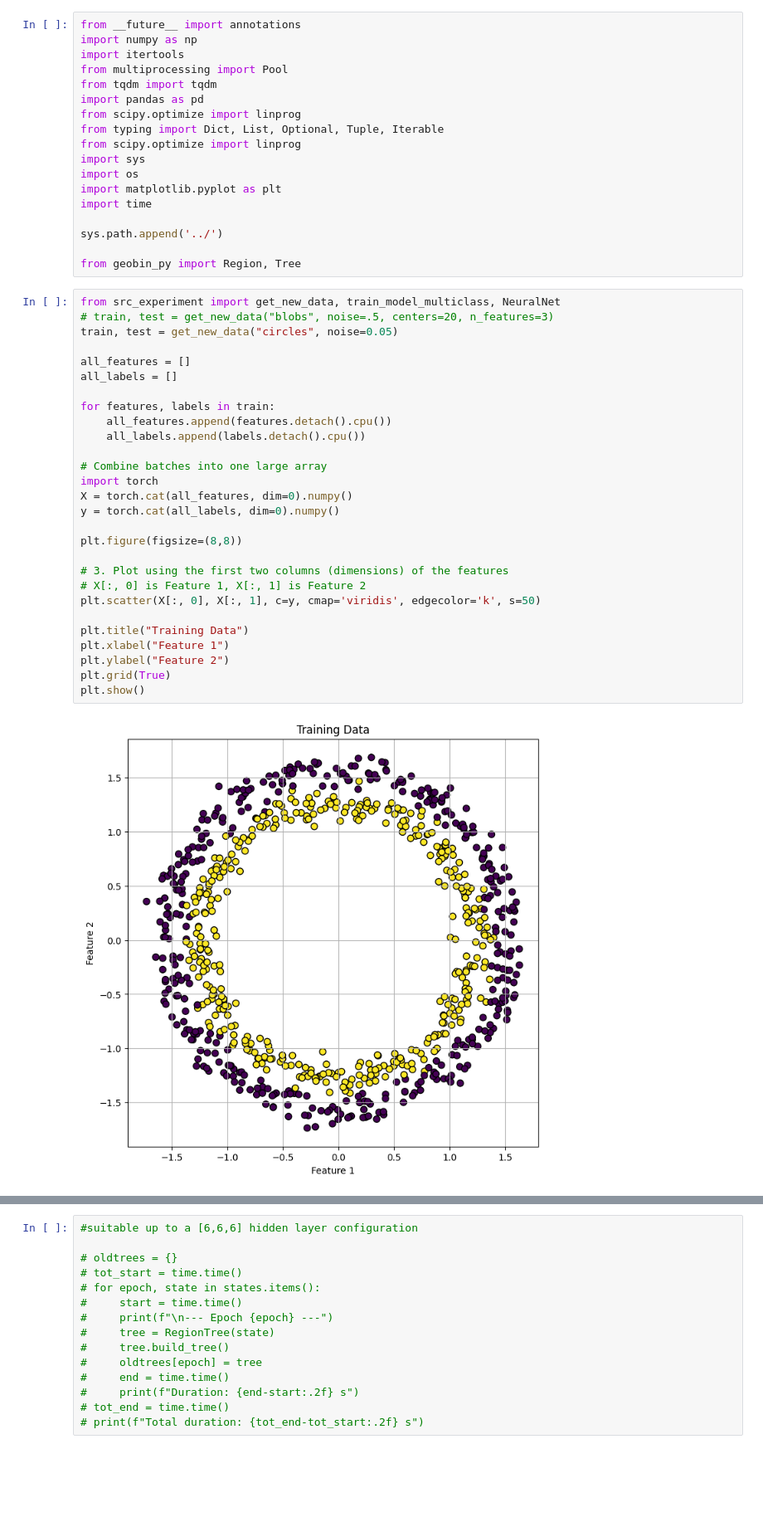
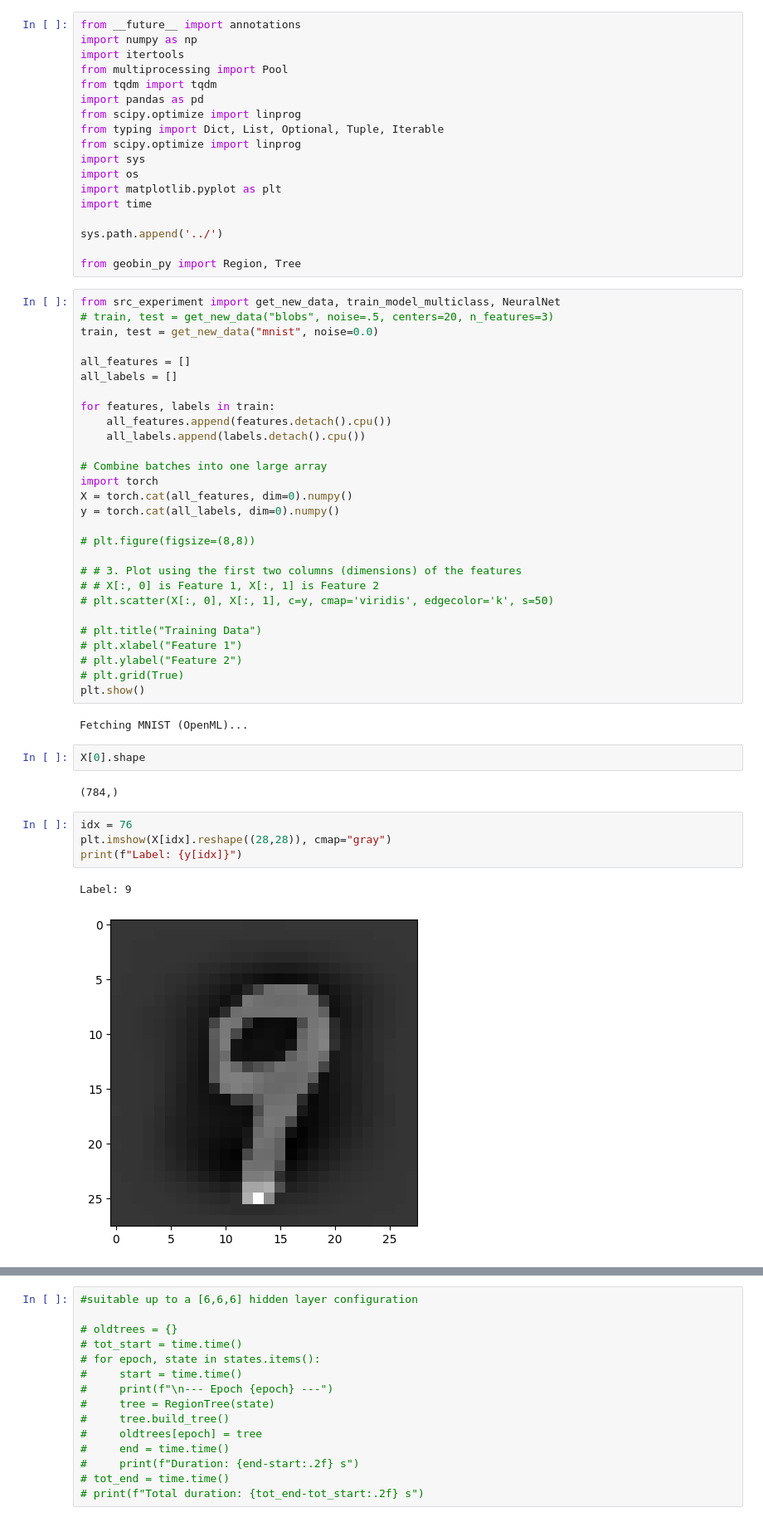
Before and after one commit to Johanmkr/WP1-Polyhedra, a Jupyter notebook: notebooks/optimize_new_tree.ipynb, the cells around one changed output, grey strips where cells are left out. Shown at 83% size. Cells and saved outputs as stored; diff of their text form; blank space fills up the shorter version.

```diff
--- a/notebooks/optimize_new_tree.ipynb
+++ b/notebooks/optimize_new_tree.ipynb
@@ -19,7 +19,7 @@ from geobin_py import Region, Tree
 # %%
 from src_experiment import get_new_data, train_model_multiclass, NeuralNet
 # train, test = get_new_data("blobs", noise=.5, centers=20, n_features=3)
-train, test = get_new_data("circles", noise=0.05)
+train, test = get_new_data("mnist", noise=0.0)
 
 all_features = []
 all_labels = []
@@ -33,19 +33,30 @@ import torch
 X = torch.cat(all_features, dim=0).numpy()
 y = torch.cat(all_labels, dim=0).numpy()
 
-plt.figure(figsize=(8,8))
+# plt.figure(figsize=(8,8))
 
-# 3. Plot using the first two columns (dimensions) of the features
-# X[:, 0] is Feature 1, X[:, 1] is Feature 2
-plt.scatter(X[:, 0], X[:, 1], c=y, cmap='viridis', edgecolor='k', s=50)
+# # 3. Plot using the first two columns (dimensions) of the features
+# # X[:, 0] is Feature 1, X[:, 1] is Feature 2
+# plt.scatter(X[:, 0], X[:, 1], c=y, cmap='viridis', edgecolor='k', s=50)
 
-plt.title("Training Data")
-plt.xlabel("Feature 1")
-plt.ylabel("Feature 2")
-plt.grid(True)
+# plt.title("Training Data")
+# plt.xlabel("Feature 1")
+# plt.ylabel("Feature 2")
+# plt.grid(True)
 plt.show()
 # %% [output]
-[figure, removed]
+Fetching MNIST (OpenML)...
+# %%
+X[0].shape
+# %% [output]
+(784,)
+# %%
+idx = 76
+plt.imshow(X[idx].reshape((28,28)), cmap="gray")
+print(f"Label: {y[idx]}")
+# %% [output]
+Label: 9
+[figure, added]
 # %%
 from visualization import plot_training
 from src_experiment import get_test_data
```
Also changed, not shown: parts of 2 cells of this notebook, 6 other files.
